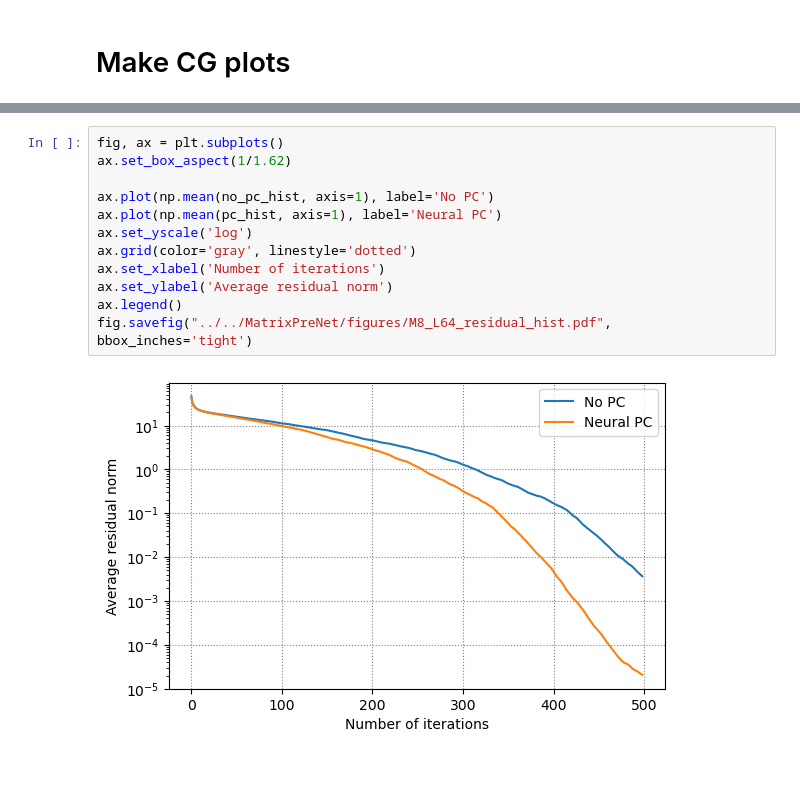
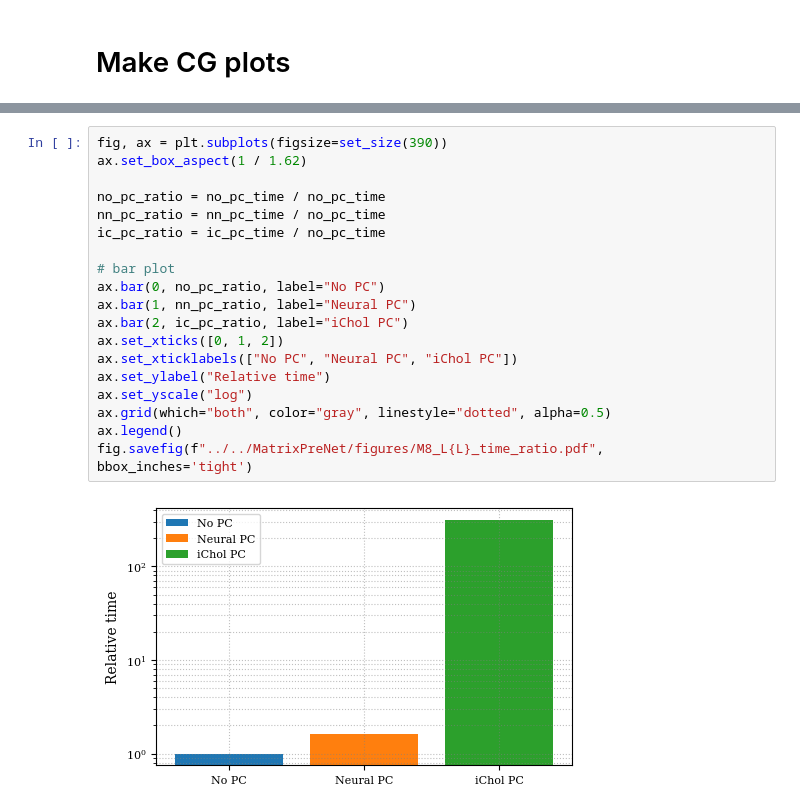
Before and after one commit to iamyixuan/neural-precond-schwinger, a Jupyter notebook: jax_model/test_jax.ipynb, the cells around one changed output, grey strips where cells are left out. Cells and saved outputs as stored; diff of their text form; blank space fills up the shorter version.

```diff
--- a/jax_model/test_jax.ipynb
+++ b/jax_model/test_jax.ipynb
@@ -186,14 +278,21 @@ print(no_pc_hist.shape)
 # %%
-fig, ax = plt.subplots()
-ax.set_box_aspect(1/1.62)
+fig, ax = plt.subplots(figsize=set_size(390))
+ax.set_box_aspect(1 / 1.62)
 
-ax.plot(np.mean(no_pc_hist, axis=1), label='No PC')
-ax.plot(np.mean(pc_hist, axis=1), label='Neural PC')
-ax.set_yscale('log')
-ax.grid(color='gray', linestyle='dotted')
-ax.set_xlabel('Number of iterations')
-ax.set_ylabel('Average residual norm')
+no_pc_ratio = no_pc_time / no_pc_time
+nn_pc_ratio = nn_pc_time / no_pc_time
+ic_pc_ratio = ic_pc_time / no_pc_time
+
+# bar plot
+ax.bar(0, no_pc_ratio, label="No PC")
+ax.bar(1, nn_pc_ratio, label="Neural PC")
+ax.bar(2, ic_pc_ratio, label="iChol PC")
+ax.set_xticks([0, 1, 2])
+ax.set_xticklabels(["No PC", "Neural PC", "iChol PC"])
+ax.set_ylabel("Relative time")
+ax.set_yscale("log")
+ax.grid(which="both", color="gray", linestyle="dotted", alpha=0.5)
 ax.legend()
-fig.savefig("../../MatrixPreNet/figures/M8_L64_residual_hist.pdf", bbox_inches='tight')
+fig.savefig(f"../../MatrixPreNet/figures/M8_L{L}_time_ratio.pdf", bbox_inches='tight')
 # %% [output]
-[figure, old version]
+[figure, new version]
```
Also changed, not shown: parts of 4 cells of this notebook, 17 other files.
